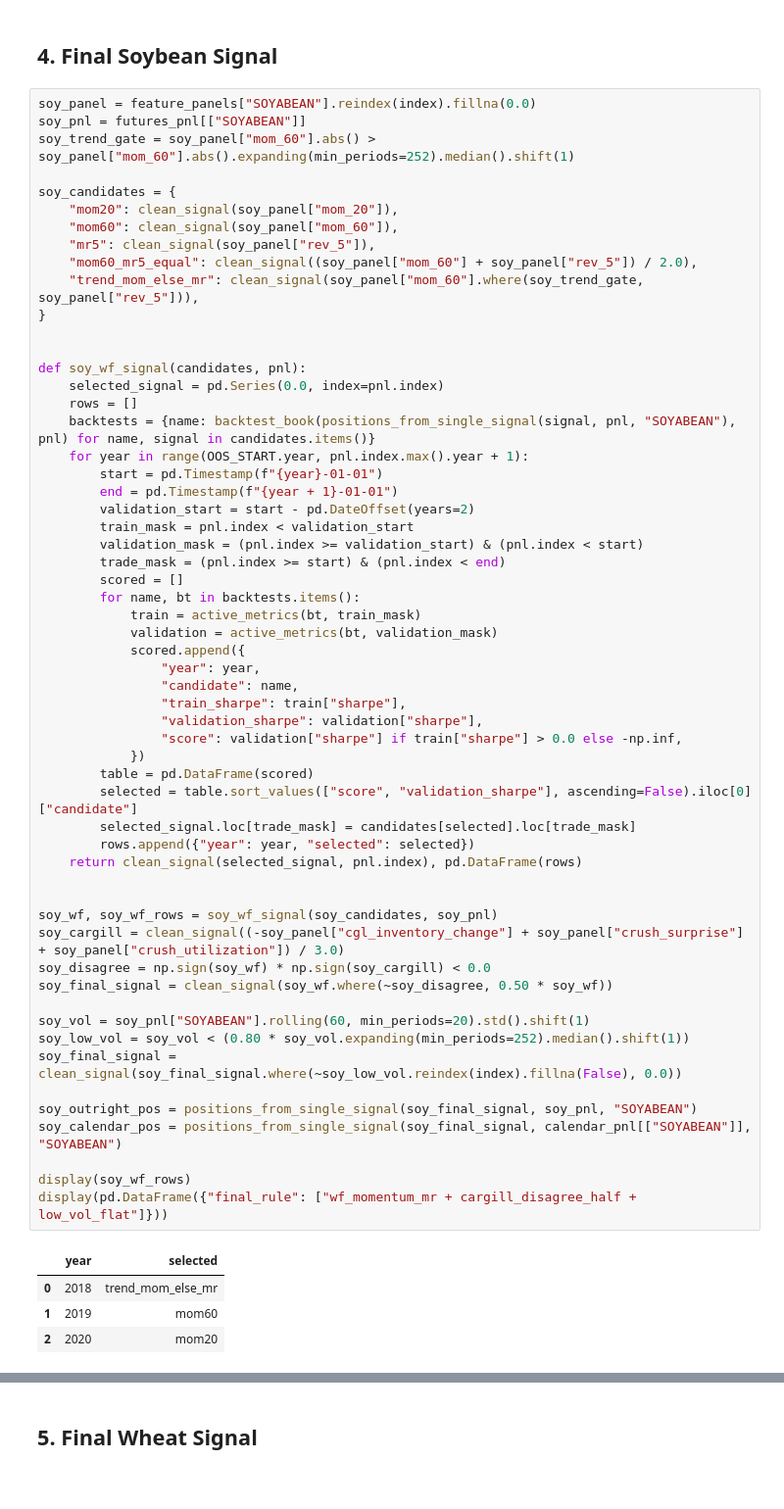
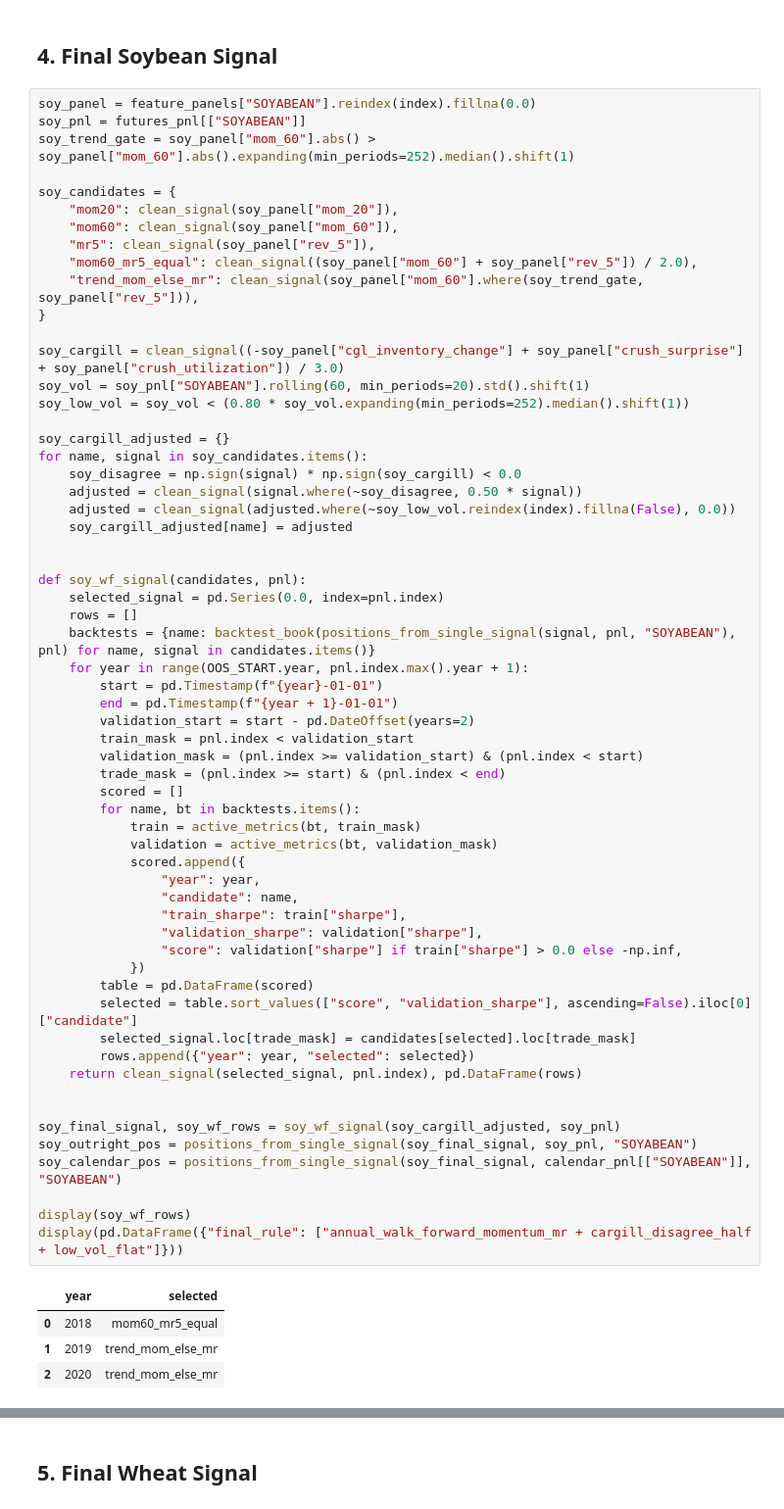
Before and after one commit to phuongmaipham/cgl_challenge, a Jupyter notebook: combined_grain_product_strategy.ipynb, the cells around one changed output, grey strips where cells are left out. Shown at 98% size. Cells and saved outputs as stored; diff of their text form.

```diff
--- a/combined_grain_product_strategy.ipynb
+++ b/combined_grain_product_strategy.ipynb
@@ -250,6 +266,17 @@ soy_candidates = {
     "mom60_mr5_equal": clean_signal((soy_panel["mom_60"] + soy_panel["rev_5"]) / 2.0),
     "trend_mom_else_mr": clean_signal(soy_panel["mom_60"].where(soy_trend_gate, soy_panel["rev_5"])),
 }
+
+soy_cargill = clean_signal((-soy_panel["cgl_inventory_change"] + soy_panel["crush_surprise"] + soy_panel["crush_utilization"]) / 3.0)
+soy_vol = soy_pnl["SOYABEAN"].rolling(60, min_periods=20).std().shift(1)
+soy_low_vol = soy_vol < (0.80 * soy_vol.expanding(min_periods=252).median().shift(1))
+
+soy_cargill_adjusted = {}
+for name, signal in soy_candidates.items():
+    soy_disagree = np.sign(signal) * np.sign(soy_cargill) < 0.0
+    adjusted = clean_signal(signal.where(~soy_disagree, 0.50 * signal))
+    adjusted = clean_signal(adjusted.where(~soy_low_vol.reindex(index).fillna(False), 0.0))
+    soy_cargill_adjusted[name] = adjusted
 
 
 def soy_wf_signal(candidates, pnl):
@@ -260,44 +287,36 @@ def soy_wf_signal(candidates, pnl):
         start = pd.Timestamp(f"{year}-01-01")
         end = pd.Timestamp(f"{year + 1}-01-01")
         validation_start = start - pd.DateOffset(years=2)
         train_mask = pnl.index < validation_start
         validation_mask = (pnl.index >= validation_start) & (pnl.index < start)
         trade_mask = (pnl.index >= start) & (pnl.index < end)
         scored = []
         for name, bt in backtests.items():
             train = active_metrics(bt, train_mask)
             validation = active_metrics(bt, validation_mask)
             scored.append({
                 "year": year,
                 "candidate": name,
                 "train_sharpe": train["sharpe"],
                 "validation_sharpe": validation["sharpe"],
                 "score": validation["sharpe"] if train["sharpe"] > 0.0 else -np.inf,
             })
         table = pd.DataFrame(scored)
         selected = table.sort_values(["score", "validation_sharpe"], ascending=False).iloc[0]["candidate"]
         selected_signal.loc[trade_mask] = candidates[selected].loc[trade_mask]
         rows.append({"year": year, "selected": selected})
     return clean_signal(selected_signal, pnl.index), pd.DataFrame(rows)
 
 
-soy_wf, soy_wf_rows = soy_wf_signal(soy_candidates, soy_pnl)
-soy_cargill = clean_signal((-soy_panel["cgl_inventory_change"] + soy_panel["crush_surprise"] + soy_panel["crush_utilization"]) / 3.0)
-soy_disagree = np.sign(soy_wf) * np.sign(soy_cargill) < 0.0
-soy_final_signal = clean_signal(soy_wf.where(~soy_disagree, 0.50 * soy_wf))
-
-soy_vol = soy_pnl["SOYABEAN"].rolling(60, min_periods=20).std().shift(1)
-soy_low_vol = soy_vol < (0.80 * soy_vol.expanding(min_periods=252).median().shift(1))
-soy_final_signal = clean_signal(soy_final_signal.where(~soy_low_vol.reindex(index).fillna(False), 0.0))
-
+soy_final_signal, soy_wf_rows = soy_wf_signal(soy_cargill_adjusted, soy_pnl)
 soy_outright_pos = positions_from_single_signal(soy_final_signal, soy_pnl, "SOYABEAN")
 soy_calendar_pos = positions_from_single_signal(soy_final_signal, calendar_pnl[["SOYABEAN"]], "SOYABEAN")
 
 display(soy_wf_rows)
-display(pd.DataFrame({"final_rule": ["wf_momentum_mr + cargill_disagree_half + low_vol_flat"]}))
+display(pd.DataFrame({"final_rule": ["annual_walk_forward_momentum_mr + cargill_disagree_half + low_vol_flat"]}))
 # %% [output]
 |  | year | selected |
-| 0 | 2018 | trend_mom_else_mr |
-| 1 | 2019 | mom60 |
-| 2 | 2020 | mom20 |
+| 0 | 2018 | mom60_mr5_equal |
+| 1 | 2019 | trend_mom_else_mr |
+| 2 | 2020 | trend_mom_else_mr |
 |  | final_rule |
```
Also changed, not shown: parts of 9 cells of this notebook, 32 other files.
